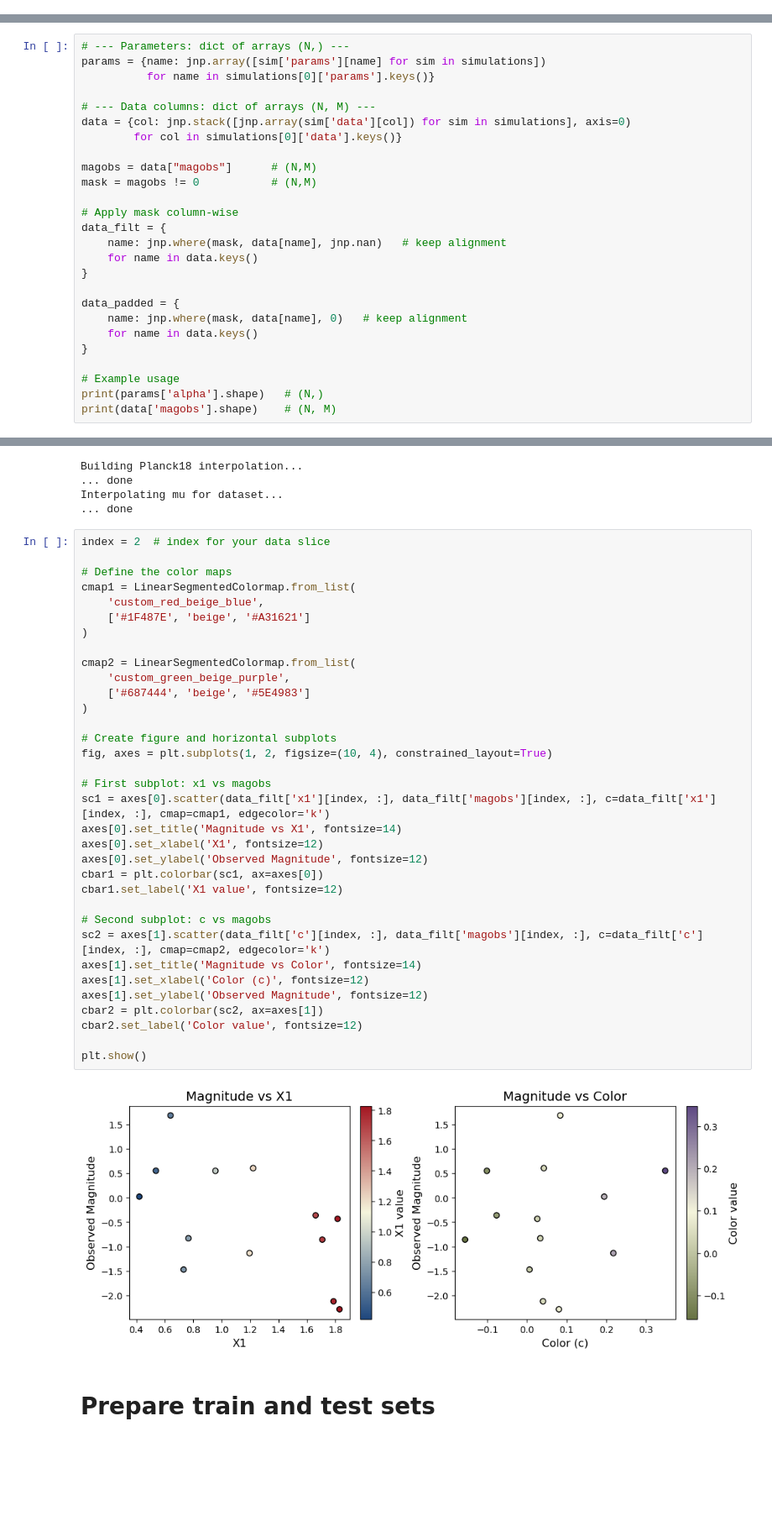
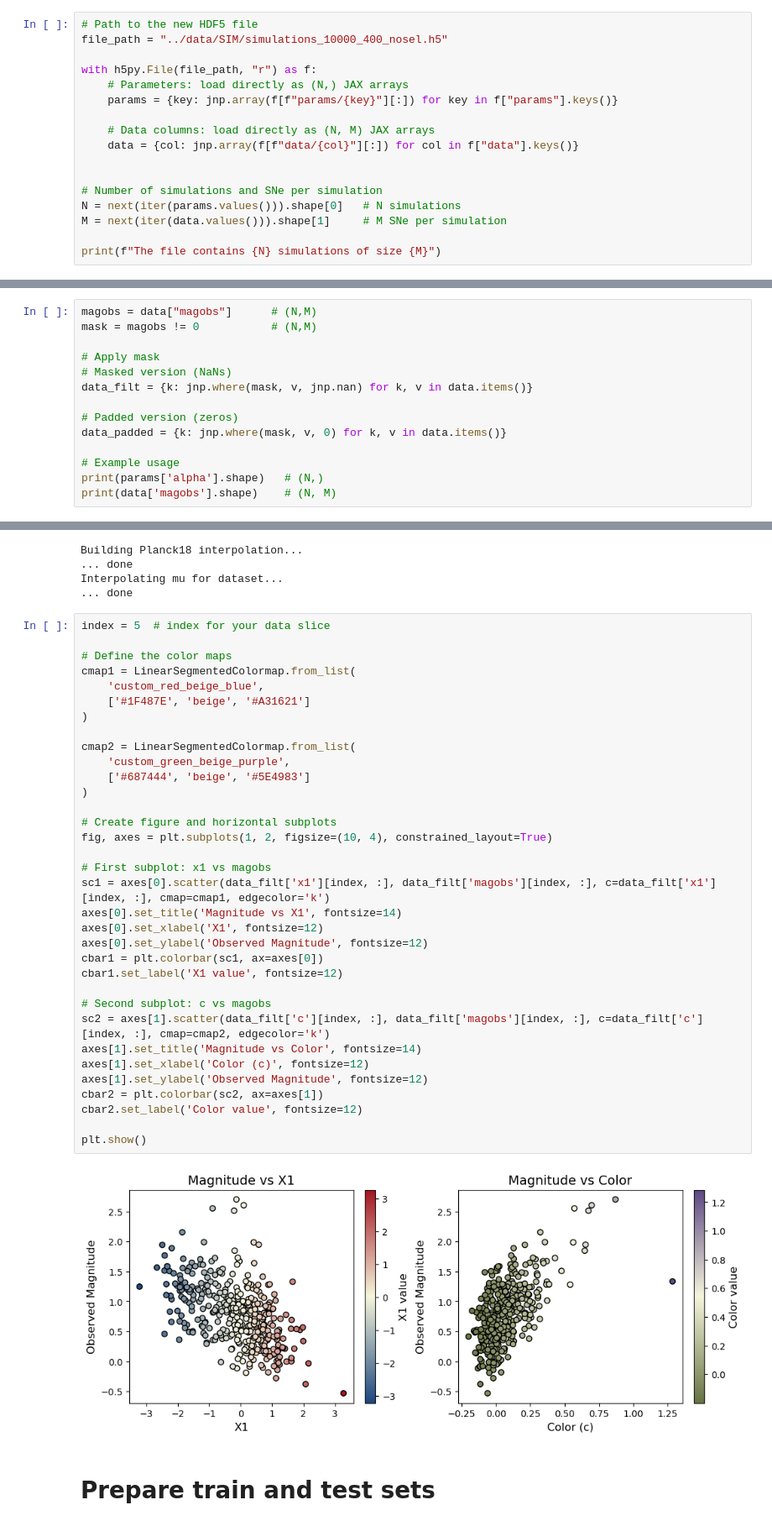
Before and after one commit to a-trigui/ximinf, a Jupyter notebook: notebooks/2_train_nn.ipynb, the cells around one changed output, grey strips where cells are left out. Shown: that part at 84% size. Cells and saved outputs as stored; diff of their text form; blank space fills up the shorter version.

```diff
--- a/notebooks/2_train_nn.ipynb
+++ b/notebooks/2_train_nn.ipynb
@@ -72,0 +49,17 @@ The file contains 10000 simulations of size 200
+# %%
+# Path to the new HDF5 file
+file_path = "../data/SIM/simulations_10000_400_nosel.h5"
+
+with h5py.File(file_path, "r") as f:
+    # Parameters: load directly as (N,) JAX arrays
+    params = {key: jnp.array(f[f"params/{key}"][:]) for key in f["params"].keys()}
+
+    # Data columns: load directly as (N, M) JAX arrays
+    data = {col: jnp.array(f[f"data/{col}"][:]) for col in f["data"].keys()}
+
+
+# Number of simulations and SNe per simulation
+N = next(iter(params.values())).shape[0]   # N simulations
+M = next(iter(data.values())).shape[1]     # M SNe per simulation
+
+print(f"The file contains {N} simulations of size {M}")
@@ -73,25 +68,13 @@ The file contains 10000 simulations of size 200
 # %%
-# --- Parameters: dict of arrays (N,) ---
-params = {name: jnp.array([sim['params'][name] for sim in simulations])
-          for name in simulations[0]['params'].keys()}
-
-# --- Data columns: dict of arrays (N, M) ---
-data = {col: jnp.stack([jnp.array(sim['data'][col]) for sim in simulations], axis=0)
-        for col in simulations[0]['data'].keys()}
-
 magobs = data["magobs"]      # (N,M)
 mask = magobs != 0           # (N,M)
 
-# Apply mask column-wise
-data_filt = {
-    name: jnp.where(mask, data[name], jnp.nan)   # keep alignment
-    for name in data.keys()
-}
+# Apply mask
+# Masked version (NaNs)
+data_filt = {k: jnp.where(mask, v, jnp.nan) for k, v in data.items()}
 
-data_padded = {
-    name: jnp.where(mask, data[name], 0)   # keep alignment
-    for name in data.keys()
-}
+# Padded version (zeros)
+data_padded = {k: jnp.where(mask, v, 0) for k, v in data.items()}
 
 # Example usage
 print(params['alpha'].shape)   # (N,)
@@ -109,41 +92,41 @@ Building Planck18 interpolation...
 Interpolating mu for dataset...
 ... done
 # %%
-index = 2  # index for your data slice
+index = 5  # index for your data slice
 
 # Define the color maps
 cmap1 = LinearSegmentedColormap.from_list(
     'custom_red_beige_blue',
     ['#1F487E', 'beige', '#A31621']
 )
 
 cmap2 = LinearSegmentedColormap.from_list(
     'custom_green_beige_purple',
     ['#687444', 'beige', '#5E4983']
 )
 
 # Create figure and horizontal subplots
 fig, axes = plt.subplots(1, 2, figsize=(10, 4), constrained_layout=True)
 
 # First subplot: x1 vs magobs
 sc1 = axes[0].scatter(data_filt['x1'][index, :], data_filt['magobs'][index, :], c=data_filt['x1'][index, :], cmap=cmap1, edgecolor='k')
 axes[0].set_title('Magnitude vs X1', fontsize=14)
 axes[0].set_xlabel('X1', fontsize=12)
 axes[0].set_ylabel('Observed Magnitude', fontsize=12)
 cbar1 = plt.colorbar(sc1, ax=axes[0])
 cbar1.set_label('X1 value', fontsize=12)
 
 # Second subplot: c vs magobs
 sc2 = axes[1].scatter(data_filt['c'][index, :], data_filt['magobs'][index, :], c=data_filt['c'][index, :], cmap=cmap2, edgecolor='k')
 axes[1].set_title('Magnitude vs Color', fontsize=14)
 axes[1].set_xlabel('Color (c)', fontsize=12)
 axes[1].set_ylabel('Observed Magnitude', fontsize=12)
 cbar2 = plt.colorbar(sc2, ax=axes[1])
 cbar2.set_label('Color value', fontsize=12)
 
 plt.show()
 # %% [output]
-[figure, old version]
+[figure, new version]
 # %% [markdown]
 # Prepare train and test sets
 # %% [markdown]
```
Also changed, not shown: parts of 14 cells of this notebook, 11 other files.
